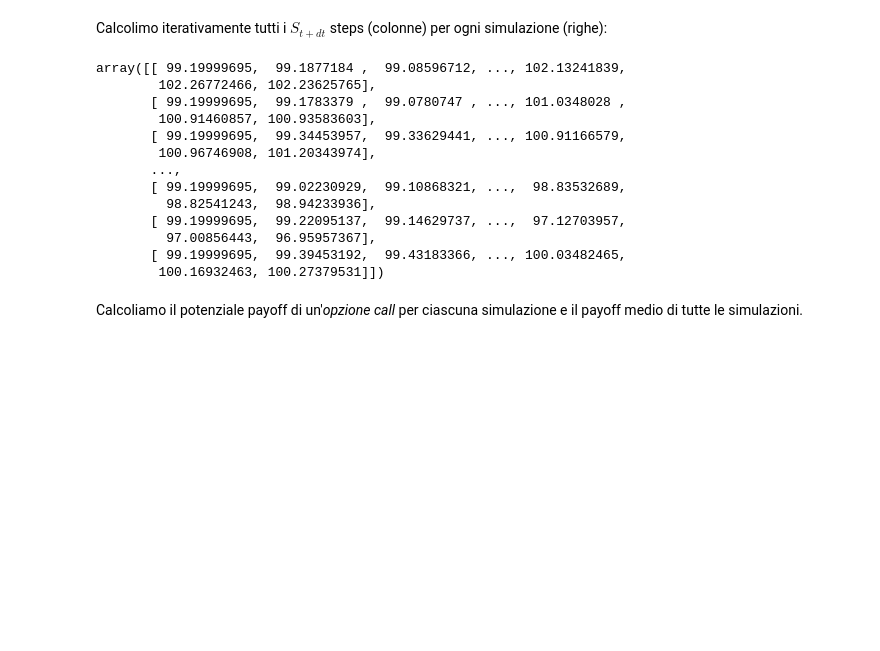
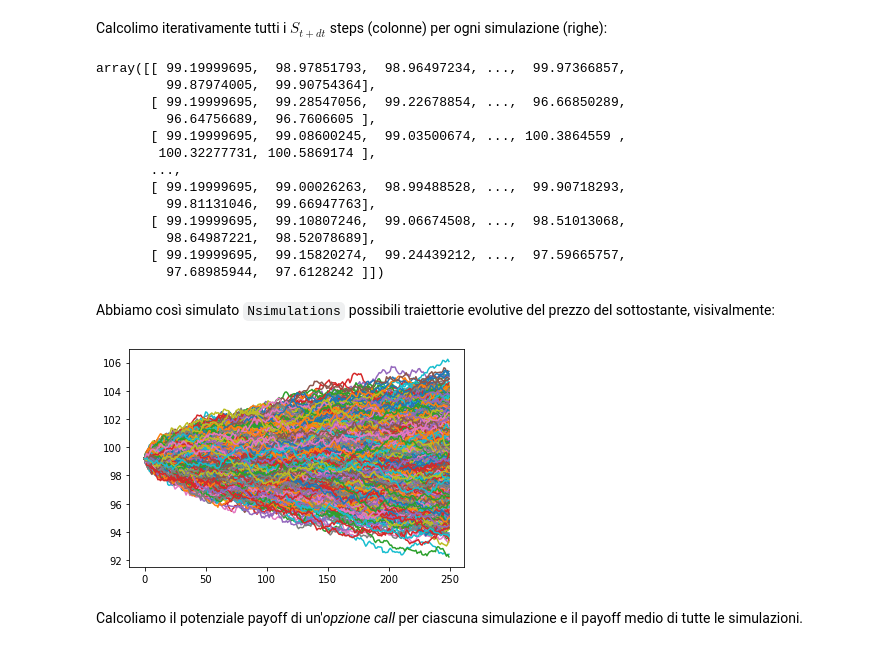
Before and after one commit to giorgiobella/MontecarloOptionPricing, a Jupyter notebook: Option Pricing con Simulazione Montecarlo.ipynb, the cells around one changed output. Cells and saved outputs as stored; diff of their text form; code cells hidden in the pictures; blank space fills up the shorter version.

Commit message:
Aggiunto grafico delle simulazioni di prezzo del sottostante e relative dipendenze

```diff
--- a/Option Pricing con Simulazione Montecarlo.ipynb
+++ b/Option Pricing con Simulazione Montecarlo.ipynb
@@ -202,7 +203,7 @@ K = 100 # strike price
 # %% [markdown]
 Parametri della simulazione:
 # %%
-Nsimulations = 50000
+Nsimulations = 5000
 Nsteps = 250 # numero di giorni in cui il mercato è aperto nell'anno
 # %% [markdown]
 Calcolo degli scalari presenti nella serie $S_{t+dt}$
@@ -243,19 +244,27 @@ for i in range(1,Nsteps):
     Smat[:,i] += Smat [:,i-1]*np.exp(drift + a*x[:,i])
 Smat
 # %% [output]
-array([[ 99.19999695,  99.1877184 ,  99.08596712, ..., 102.13241839,
-        102.26772466, 102.23625765],
-       [ 99.19999695,  99.1783379 ,  99.0780747 , ..., 101.0348028 ,
-        100.91460857, 100.93583603],
-       [ 99.19999695,  99.34453957,  99.33629441, ..., 100.91166579,
-        100.96746908, 101.20343974],
+array([[ 99.19999695,  98.97851793,  98.96497234, ...,  99.97366857,
+         99.87974005,  99.90754364],
+       [ 99.19999695,  99.28547056,  99.22678854, ...,  96.66850289,
+         96.64756689,  96.7606605 ],
+       [ 99.19999695,  99.08600245,  99.03500674, ..., 100.3864559 ,
+        100.32277731, 100.5869174 ],
        ...,
-       [ 99.19999695,  99.02230929,  99.10868321, ...,  98.83532689,
-         98.82541243,  98.94233936],
-       [ 99.19999695,  99.22095137,  99.14629737, ...,  97.12703957,
-         97.00856443,  96.95957367],
-       [ 99.19999695,  99.39453192,  99.43183366, ..., 100.03482465,
-        100.16932463, 100.27379531]])
+       [ 99.19999695,  99.00026263,  98.99488528, ...,  99.90718293,
+         99.81131046,  99.66947763],
+       [ 99.19999695,  99.10807246,  99.06674508, ...,  98.51013068,
+         98.64987221,  98.52078689],
+       [ 99.19999695,  99.15820274,  99.24439212, ...,  97.59665757,
+         97.68985944,  97.6128242 ]])
+# %% [markdown]
+Abbiamo così simulato <code>Nsimulations</code> possibili traiettorie evolutive del prezzo del sottostante, visivalmente:
+# %%
+import matplotlib.pyplot as plt
+for i in range(Nsimulations):
+    plt.plot(Smat[i,:])
+# %% [output]
+[figure, added]
 # %% [markdown]
 Calcoliamo il potenziale payoff di un'_opzione call_ per ciascuna simulazione e il payoff medio di tutte le simulazioni.
 # %%
```
Also changed, not shown: parts of 3 cells of this notebook, 1 other file.
